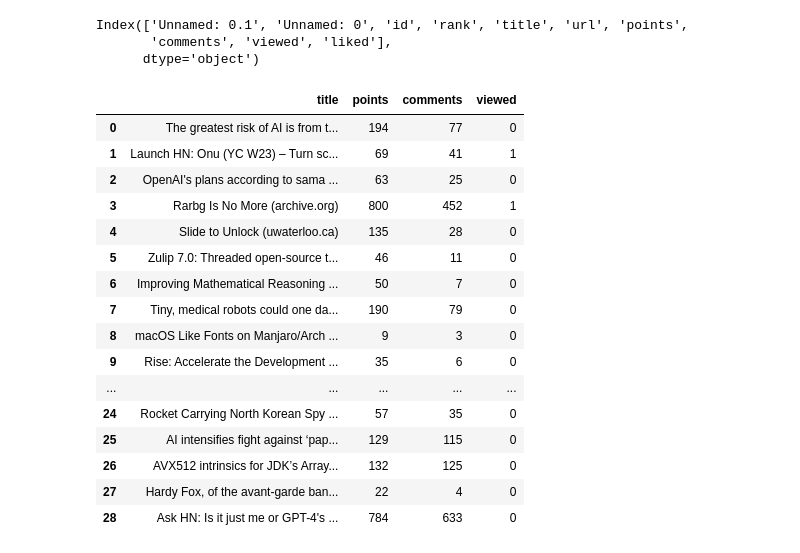
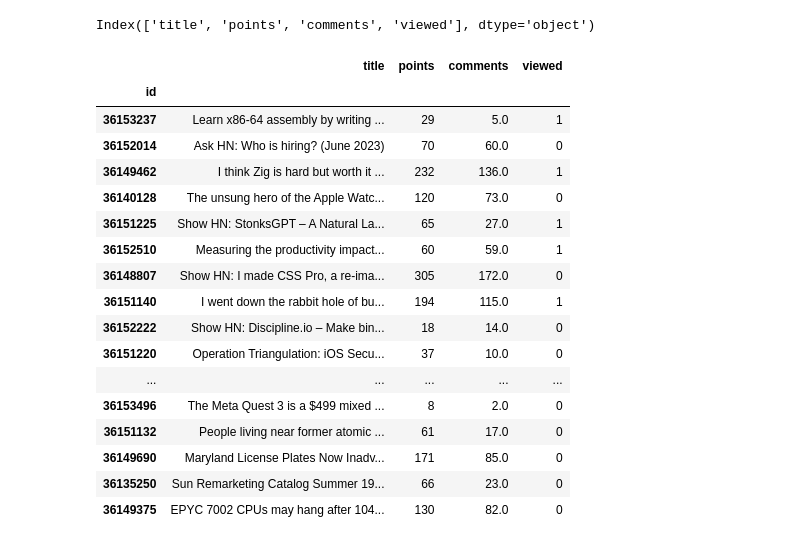
Before and after one commit to jhojin7/personalizehn, a Jupyter notebook: models.ipynb, the cells around one changed output. Cells and saved outputs as stored; diff of their text form; code cells hidden in the pictures.

```diff
--- a/models.ipynb
+++ b/models.ipynb
@@ -1,34 +1,32 @@
 # %%
 import pandas as pd
-# df = pd.read_csv("data.csv")
-df = pd.read_csv("data.csv.bak")
+df = pd.read_csv("features.csv", index_col="id")
 print(df.columns)
-df = df[["title", "points", "comments", "viewed"]]
-df["viewed"] = df["viewed"].apply((lambda x: 1 if x==1 else 0))
-df.loc[df["viewed"].isna(), "viewed"] = 0
-df.loc[[1,3,10,12,18,19,21],"viewed"] = 1
+# df = df[["title", "points", "comments", "viewed"]]
+# df["viewed"] = df["viewed"].apply((lambda x: 1 if x==1 else 0))
+# df.loc[df["viewed"].isna(), "viewed"] = 0
+# df.loc[[1,3,10,12,18,19,21],"viewed"] = 1
 df
 # %% [output]
-Index(['Unnamed: 0.1', 'Unnamed: 0', 'id', 'rank', 'title', 'url', 'points',
-       'comments', 'viewed', 'liked'],
-      dtype='object')
+Index(['title', 'points', 'comments', 'viewed'], dtype='object')
 |  | title | points | comments | viewed |
-| 0 | The greatest risk of AI is from t... | 194 | 77 | 0 |
-| 1 | Launch HN: Onu (YC W23) – Turn sc... | 69 | 41 | 1 |
-| 2 | OpenAI's plans according to sama ... | 63 | 25 | 0 |
-| 3 | Rarbg Is No More (archive.org) | 800 | 452 | 1 |
-| 4 | Slide to Unlock (uwaterloo.ca) | 135 | 28 | 0 |
-| 5 | Zulip 7.0: Threaded open-source t... | 46 | 11 | 0 |
-| 6 | Improving Mathematical Reasoning ... | 50 | 7 | 0 |
-| 7 | Tiny, medical robots could one da... | 190 | 79 | 0 |
-| 8 | macOS Like Fonts on Manjaro/Arch ... | 9 | 3 | 0 |
-| 9 | Rise: Accelerate the Development ... | 35 | 6 | 0 |
+| id |  |  |  |  |
+| 36153237 | Learn x86-64 assembly by writing ... | 29 | 5.0 | 1 |
+| 36152014 | Ask HN: Who is hiring? (June 2023) | 70 | 60.0 | 0 |
+| 36149462 | I think Zig is hard but worth it ... | 232 | 136.0 | 1 |
+| 36140128 | The unsung hero of the Apple Watc... | 120 | 73.0 | 0 |
+| 36151225 | Show HN: StonksGPT – A Natural La... | 65 | 27.0 | 1 |
+| 36152510 | Measuring the productivity impact... | 60 | 59.0 | 1 |
+| 36148807 | Show HN: I made CSS Pro, a re-ima... | 305 | 172.0 | 0 |
+| 36151140 | I went down the rabbit hole of bu... | 194 | 115.0 | 1 |
+| 36152222 | Show HN: Discipline.io – Make bin... | 18 | 14.0 | 0 |
+| 36151220 | Operation Triangulation: iOS Secu... | 37 | 10.0 | 0 |
 | ... | ... | ... | ... | ... |
-| 24 | Rocket Carrying North Korean Spy ... | 57 | 35 | 0 |
-| 25 | AI intensifies fight against ‘pap... | 129 | 115 | 0 |
-| 26 | AVX512 intrinsics for JDK’s Array... | 132 | 125 | 0 |
-| 27 | Hardy Fox, of the avant-garde ban... | 22 | 4 | 0 |
-| 28 | Ask HN: Is it just me or GPT-4's ... | 784 | 633 | 0 |
+| 36153496 | The Meta Quest 3 is a $499 mixed ... | 8 | 2.0 | 0 |
+| 36151132 | People living near former atomic ... | 61 | 17.0 | 0 |
+| 36149690 | Maryland License Plates Now Inadv... | 171 | 85.0 | 0 |
+| 36135250 | Sun Remarketing Catalog Summer 19... | 66 | 23.0 | 0 |
+| 36149375 | EPYC 7002 CPUs may hang after 104... | 130 | 82.0 | 0 |
 # %%
 import numpy as np
 import torch
```
Also changed, not shown: parts of 4 cells of this notebook, 6 other files.
